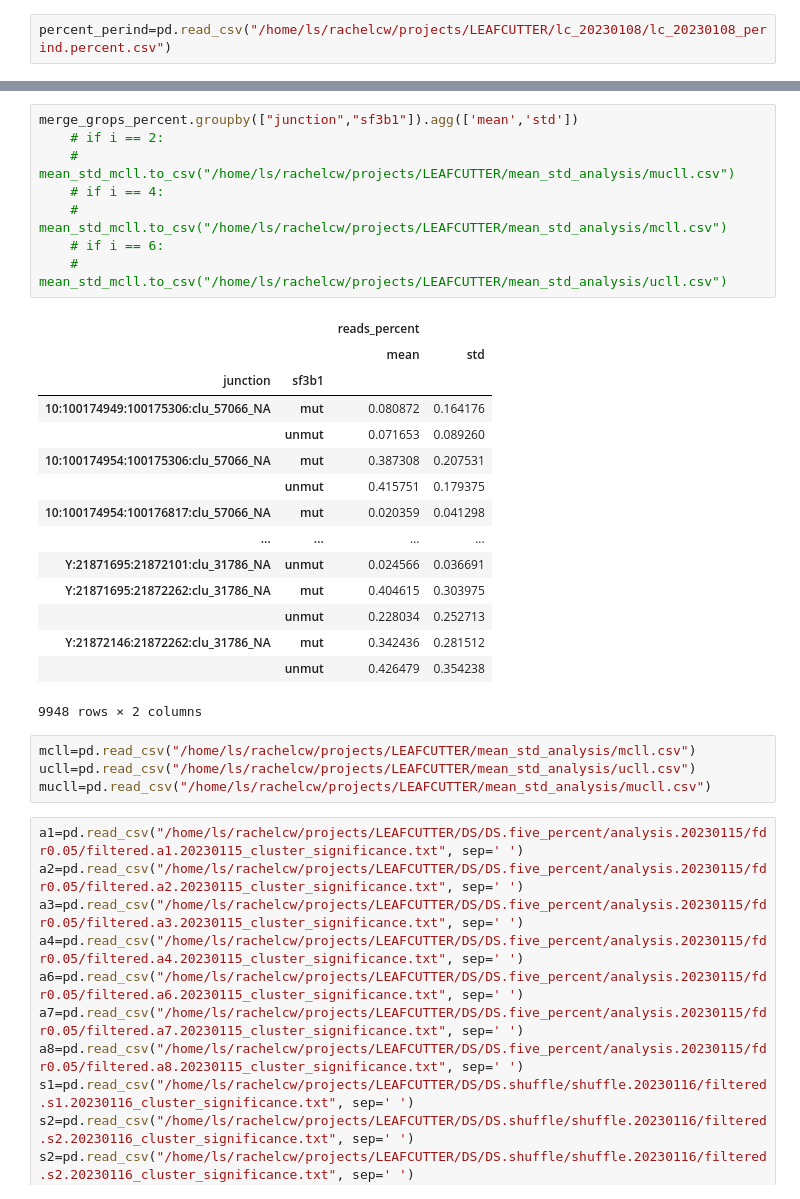
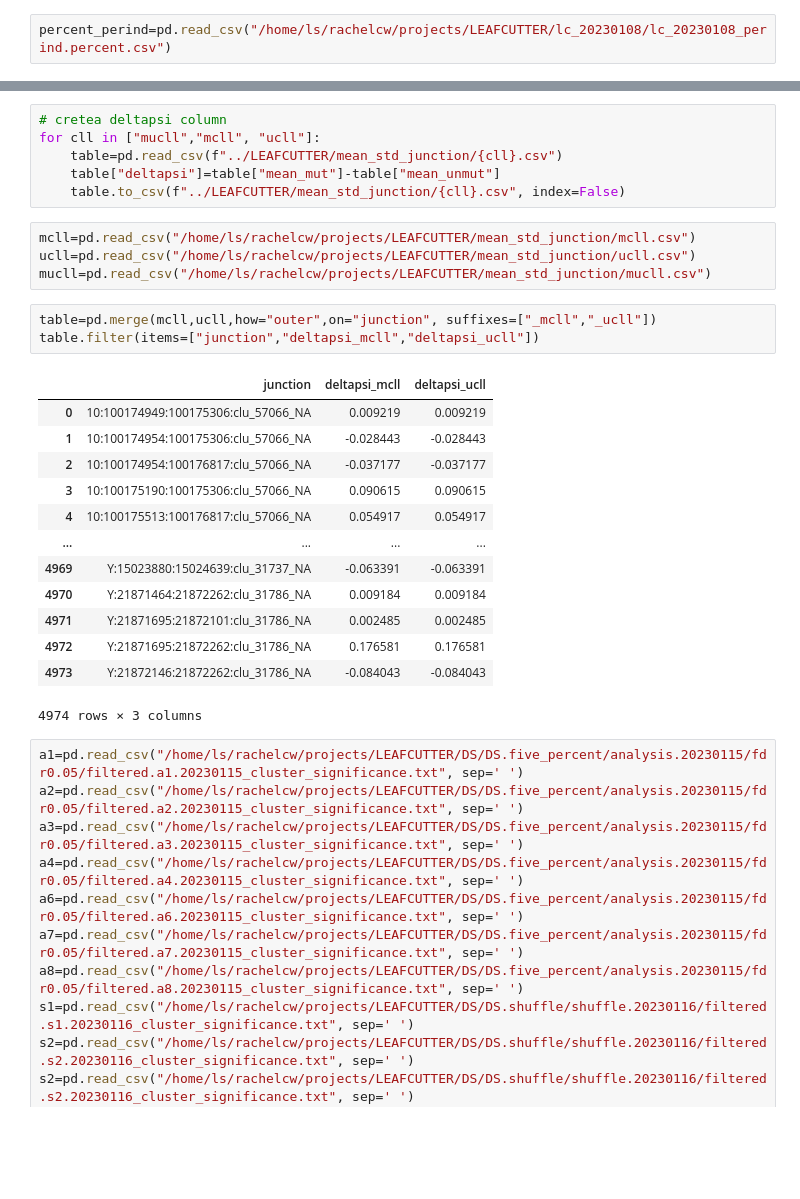
Before and after one commit to rachelcw/leafcutter, a Jupyter notebook: differential_splicing.ipynb, the cells around one changed output, grey strips where cells are left out. Drawn from its saved outputs; the diff is of its cells as text; blank space fills up the shorter version.

Commit message:
deltapsi

```diff
--- a/differential_splicing.ipynb
+++ b/differential_splicing.ipynb
@@ -221,31 +227,30 @@ dtype: int64
+# %%
+# cretea deltapsi column
+for cll in ["mucll","mcll", "ucll"]:
+    table=pd.read_csv(f"../LEAFCUTTER/mean_std_junction/{cll}.csv")
+    table["deltapsi"]=table["mean_mut"]-table["mean_unmut"]
+    table.to_csv(f"../LEAFCUTTER/mean_std_junction/{cll}.csv", index=False)
 # %%
-merge_grops_percent.groupby(["junction","sf3b1"]).agg(['mean','std'])
-    # if i == 2:
-    #     mean_std_mcll.to_csv("/home/ls/rachelcw/projects/LEAFCUTTER/mean_std_analysis/mucll.csv")
-    # if i == 4:
-    #     mean_std_mcll.to_csv("/home/ls/rachelcw/projects/LEAFCUTTER/mean_std_analysis/mcll.csv")
-    # if i == 6:
-    #     mean_std_mcll.to_csv("/home/ls/rachelcw/projects/LEAFCUTTER/mean_std_analysis/ucll.csv")
+mcll=pd.read_csv("/home/ls/rachelcw/projects/LEAFCUTTER/mean_std_junction/mcll.csv")
+ucll=pd.read_csv("/home/ls/rachelcw/projects/LEAFCUTTER/mean_std_junction/ucll.csv")
+mucll=pd.read_csv("/home/ls/rachelcw/projects/LEAFCUTTER/mean_std_junction/mucll.csv")
-# %% [output]
-|  |  | reads_percent |  |
-|  |  | mean | std |
-| junction | sf3b1 |  |  |
-| 10:100174949:100175306:clu_57066_NA | mut | 0.080872 | 0.164176 |
-|  | unmut | 0.071653 | 0.089260 |
-| 10:100174954:100175306:clu_57066_NA | mut | 0.387308 | 0.207531 |
-|  | unmut | 0.415751 | 0.179375 |
-| 10:100174954:100176817:clu_57066_NA | mut | 0.020359 | 0.041298 |
-| ... | ... | ... | ... |
-| Y:21871695:21872101:clu_31786_NA | unmut | 0.024566 | 0.036691 |
-| Y:21871695:21872262:clu_31786_NA | mut | 0.404615 | 0.303975 |
-|  | unmut | 0.228034 | 0.252713 |
-| Y:21872146:21872262:clu_31786_NA | mut | 0.342436 | 0.281512 |
-|  | unmut | 0.426479 | 0.354238 |
-9948 rows × 2 columns
-# %%
-mcll=pd.read_csv("/home/ls/rachelcw/projects/LEAFCUTTER/mean_std_analysis/mcll.csv")
-ucll=pd.read_csv("/home/ls/rachelcw/projects/LEAFCUTTER/mean_std_analysis/ucll.csv")
-mucll=pd.read_csv("/home/ls/rachelcw/projects/LEAFCUTTER/mean_std_analysis/mucll.csv")
+# %%
+table=pd.merge(mcll,ucll,how="outer",on="junction", suffixes=["_mcll","_ucll"])
+table.filter(items=["junction","deltapsi_mcll","deltapsi_ucll"])
+# %% [output]
+|  | junction | deltapsi_mcll | deltapsi_ucll |
+| 0 | 10:100174949:100175306:clu_57066_NA | 0.009219 | 0.009219 |
+| 1 | 10:100174954:100175306:clu_57066_NA | -0.028443 | -0.028443 |
+| 2 | 10:100174954:100176817:clu_57066_NA | -0.037177 | -0.037177 |
+| 3 | 10:100175190:100175306:clu_57066_NA | 0.090615 | 0.090615 |
+| 4 | 10:100175513:100176817:clu_57066_NA | 0.054917 | 0.054917 |
+| ... | ... | ... | ... |
+| 4969 | Y:15023880:15024639:clu_31737_NA | -0.063391 | -0.063391 |
+| 4970 | Y:21871464:21872262:clu_31786_NA | 0.009184 | 0.009184 |
+| 4971 | Y:21871695:21872101:clu_31786_NA | 0.002485 | 0.002485 |
+| 4972 | Y:21871695:21872262:clu_31786_NA | 0.176581 | 0.176581 |
+| 4973 | Y:21872146:21872262:clu_31786_NA | -0.084043 | -0.084043 |
+4974 rows × 3 columns
 # %%
 a1=pd.read_csv("/home/ls/rachelcw/projects/LEAFCUTTER/DS/DS.five_percent/analysis.20230115/fdr0.05/filtered.a1.20230115_cluster_significance.txt", sep=' ')
 a2=pd.read_csv("/home/ls/rachelcw/projects/LEAFCUTTER/DS/DS.five_percent/analysis.20230115/fdr0.05/filtered.a2.20230115_cluster_significance.txt", sep=' ')
```
Also changed, not shown: parts of 3 cells of this notebook.
